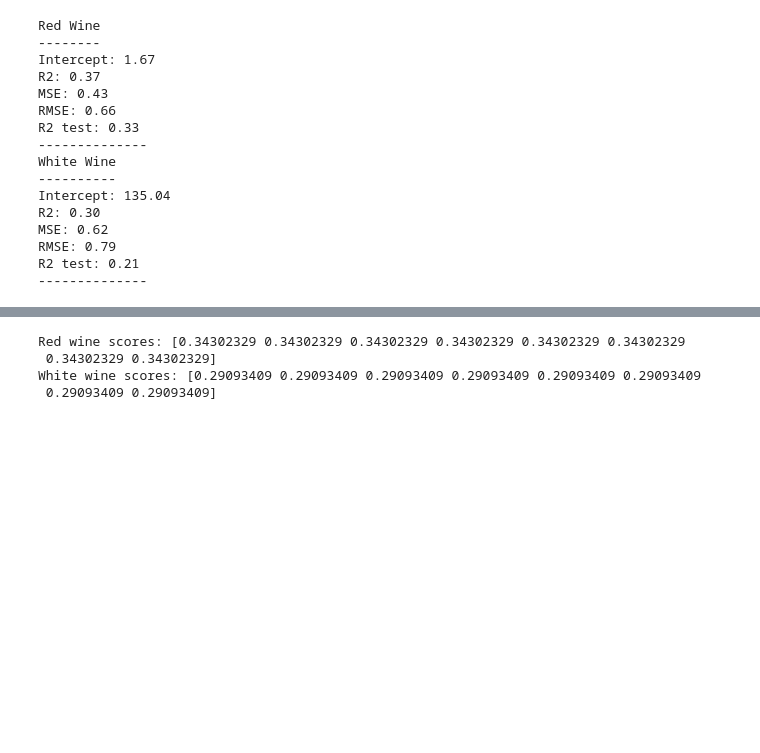
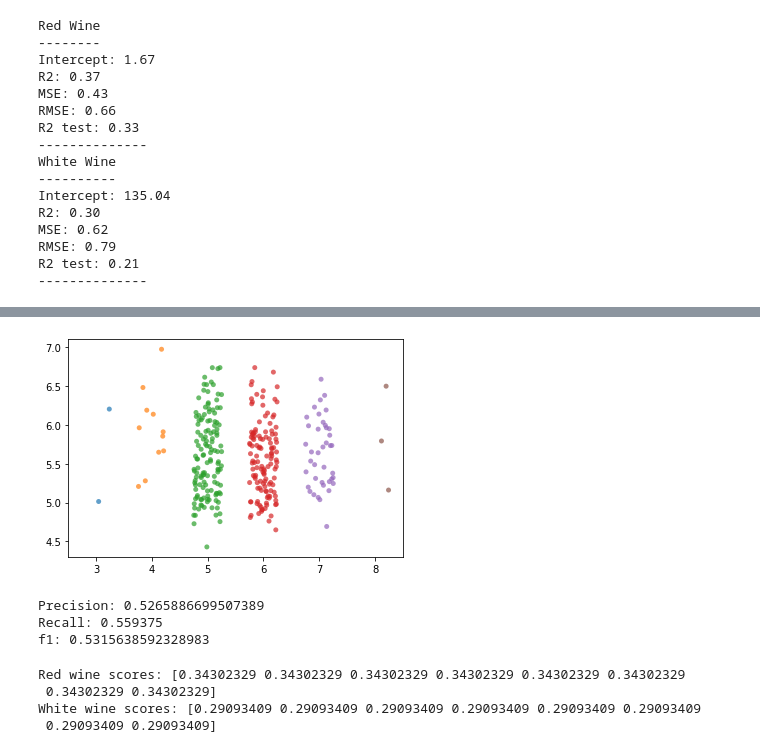
Before and after one commit to fod/machine-learning-statistics, a Jupyter notebook: scikit-learn.ipynb, the cells around one changed output, grey strips where cells are left out. Cells and saved outputs as stored; diff of their text form; code cells hidden in the pictures; blank space fills up the shorter version.

```diff
--- a/scikit-learn.ipynb
+++ b/scikit-learn.ipynb
@@ -694,3 +709,17 @@ R2 test: 0.21
+# %%
+sns.stripplot(x=list(actual), y=p_rw, jitter=0.25, alpha=0.7)
+plt.show()
+# %% [output]
+[figure, added]
+# %%
+precision = precision_score(actual, predicted, average='weighted')
+recall = recall_score(actual, predicted, average='weighted')
+f1 = f1_score(actual, predicted, average='weighted')
+print(f"Precision: {precision}\nRecall: {recall}\nf1: {f1}\n")
+# %% [output]
+Precision: 0.5265886699507389
+Recall: 0.559375
+f1: 0.5315638592328983
 # %%
 # Test if scaling is necessary
 pipe = Pipeline([
```
Also changed, not shown: parts of 7 cells of this notebook.
